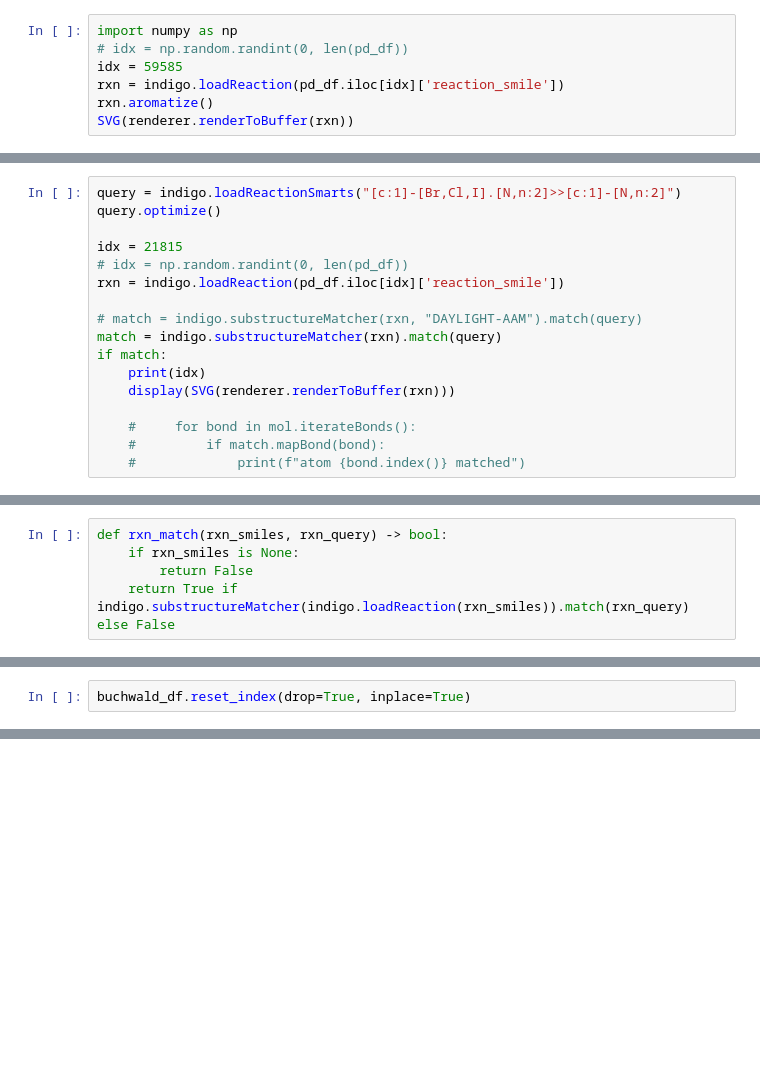
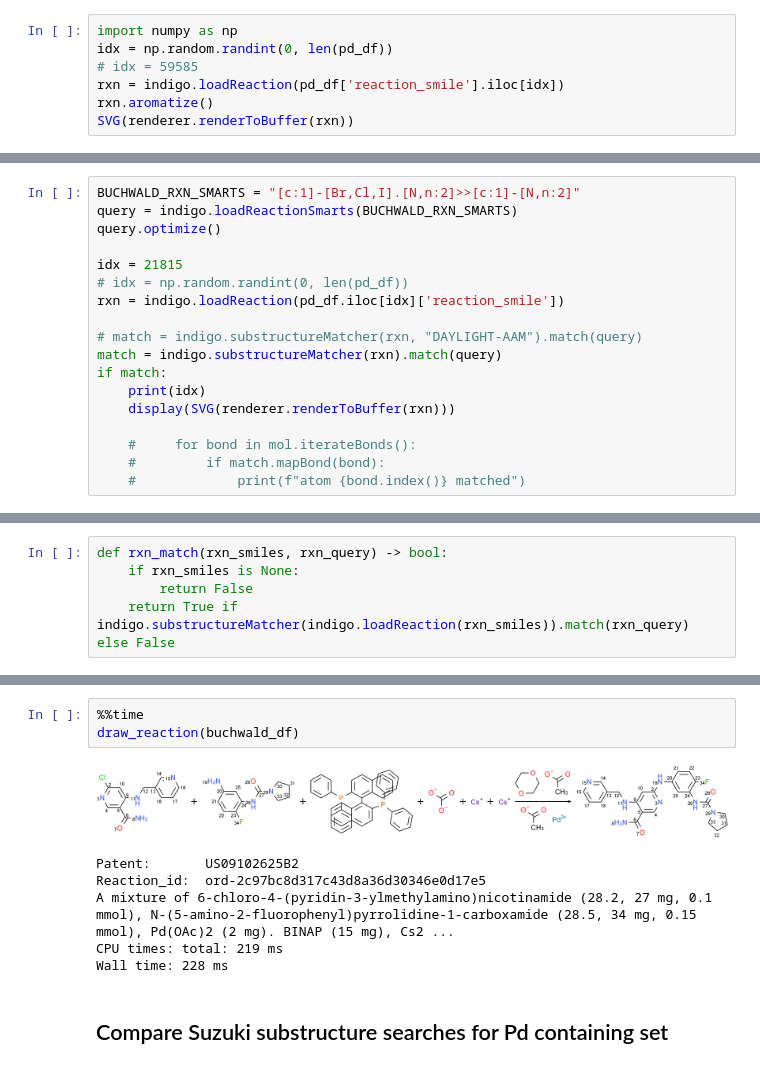
Before and after one commit to alkorolyov/selvita, a Jupyter notebook: 05_indigo.ipynb, the cells around one changed output, grey strips where cells are left out. Cells and saved outputs as stored; diff of their text form; blank space fills up the shorter version.

```diff
--- a/05_indigo.ipynb
+++ b/05_indigo.ipynb
@@ -53,9 +58,9 @@ Wall time: 41 ms
 [drawing not drawn]
 # %%
 import numpy as np
-# idx = np.random.randint(0, len(pd_df))
-idx = 59585
-rxn = indigo.loadReaction(pd_df.iloc[idx]['reaction_smile'])
+idx = np.random.randint(0, len(pd_df))
+# idx = 59585
+rxn = indigo.loadReaction(pd_df['reaction_smile'].iloc[idx])
 rxn.aromatize()
 SVG(renderer.renderToBuffer(rxn))
 # %% [output]
@@ -67,5 +68,6 @@ SVG(renderer.renderToBuffer(rxn))
 # %%
-query = indigo.loadReactionSmarts("[c:1]-[Br,Cl,I].[N,n:2]>>[c:1]-[N,n:2]")
+BUCHWALD_RXN_SMARTS = "[c:1]-[Br,Cl,I].[N,n:2]>>[c:1]-[N,n:2]"
+query = indigo.loadReactionSmarts(BUCHWALD_RXN_SMARTS)
 query.optimize()
 
 idx = 21815
@@ -100,3 +102 @@ Wall time: 2min 28s
 10519
-# %%
-buchwald_df.reset_index(drop=True, inplace=True)
@@ -114,3 +103,15 @@ Wall time: 55 ms
+# %%
+%%time
+draw_reaction(buchwald_df)
+# %% [output]
+[figure, added]
+Patent:       US09102625B2
+Reaction_id:  ord-2c97bc8d317c43d8a36d30346e0d17e5
+A mixture of 6-chloro-4-(pyridin-3-ylmethylamino)nicotinamide (28.2, 27 mg, 0.1 mmol), N-(5-amino-2-fluorophenyl)pyrrolidine-1-carboxamide (28.5, 34 mg, 0.15 mmol), Pd(OAc)2 (2 mg). BINAP (15 mg), Cs2 ...
+CPU times: total: 219 ms
+Wall time: 228 ms
+# %% [markdown]
+## Compare Suzuki substructure searches for Pd containing set
 # %%
 %%time
 # indigo reaction search
```
Also changed, not shown: parts of 35 cells of this notebook, 3 other files.
